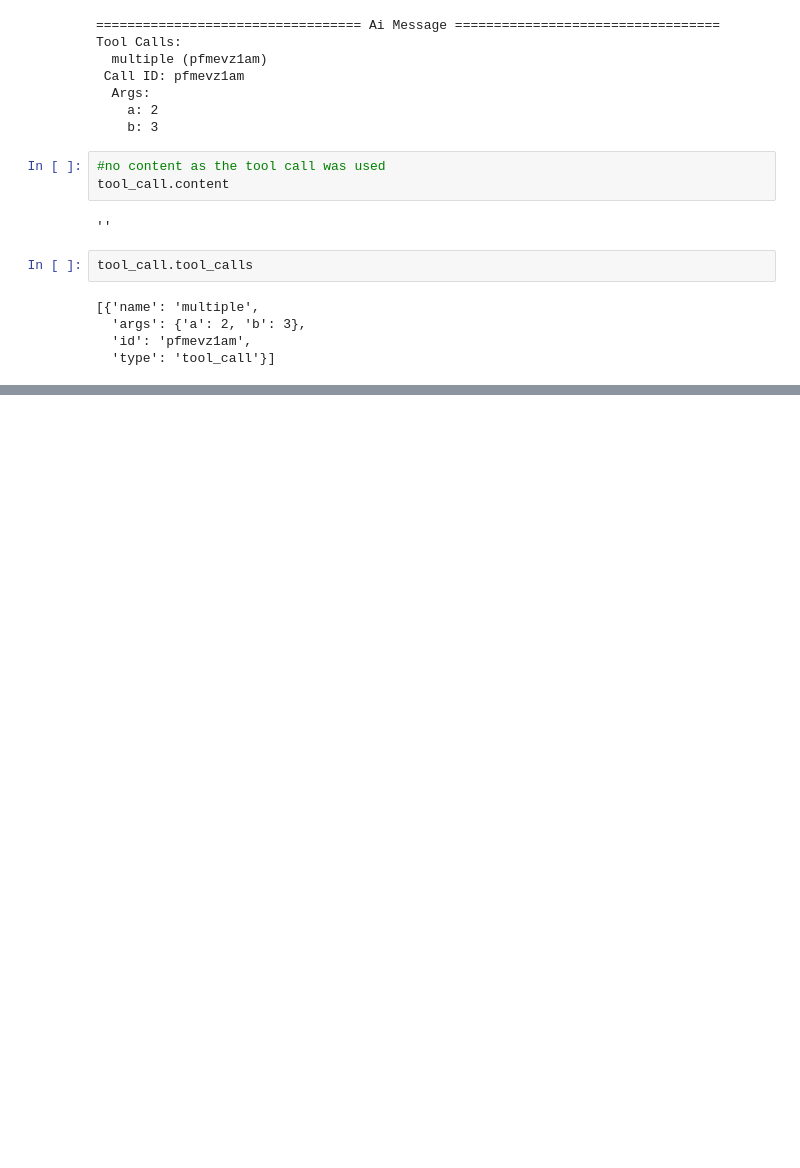
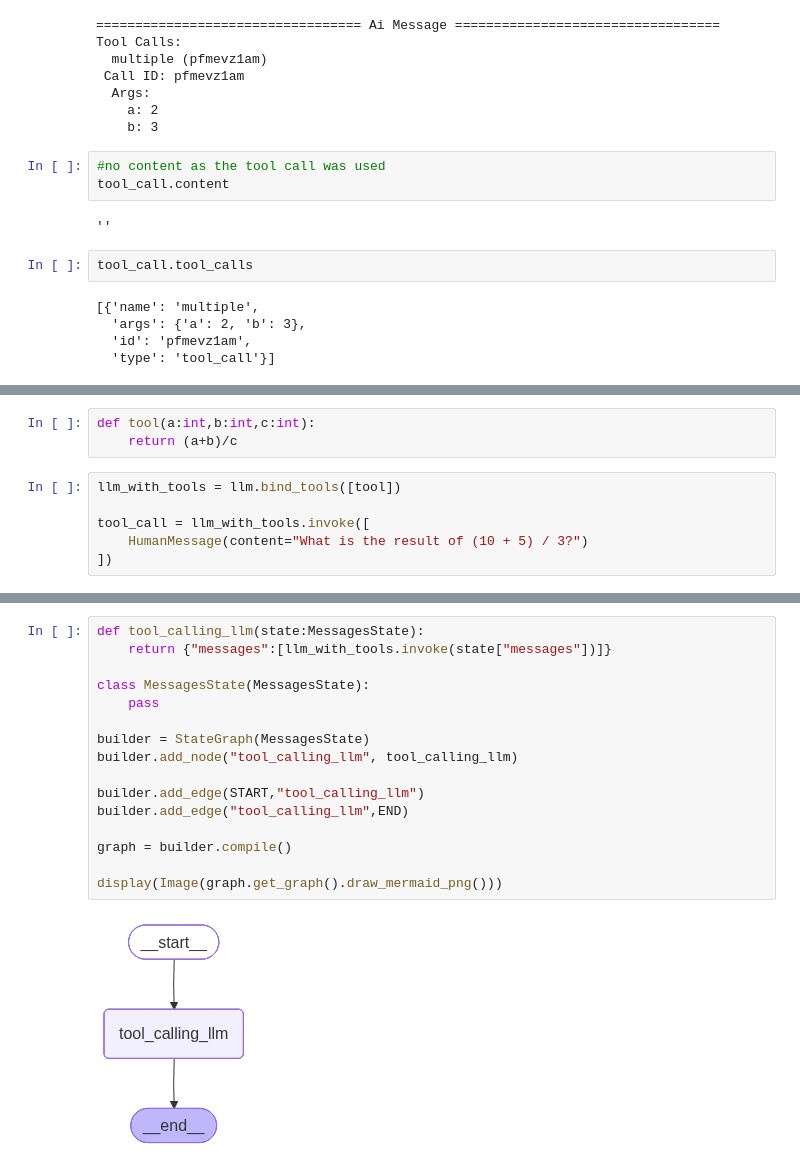
Before and after one commit to TahaDataAlchemy/LANGGRAPH-PRACTICE, a Jupyter notebook: LangGraph-Basics/langGraph.ipynb, the cells around one changed output, grey strips where cells are left out. Drawn from its saved outputs; the diff is of its cells as text; blank space fills up the shorter version.

```diff
--- a/LangGraph-Basics/langGraph.ipynb
+++ b/LangGraph-Basics/langGraph.ipynb
@@ -243,0 +324,9 @@ tool_call.tool_calls
+# %%
+def tool(a:int,b:int,c:int):
+    return (a+b)/c
+# %%
+llm_with_tools = llm.bind_tools([tool])
+
+tool_call = llm_with_tools.invoke([
+    HumanMessage(content="What is the result of (10 + 5) / 3?")
+])
@@ -243,0 +344,18 @@ tool_call.tool_calls
+# %%
+def tool_calling_llm(state:MessagesState):
+    return {"messages":[llm_with_tools.invoke(state["messages"])]}
+
+class MessagesState(MessagesState):
+    pass
+
+builder = StateGraph(MessagesState)
+builder.add_node("tool_calling_llm", tool_calling_llm)
+
+builder.add_edge(START,"tool_calling_llm")
+builder.add_edge("tool_calling_llm",END)
+
+graph = builder.compile()
+
+display(Image(graph.get_graph().draw_mermaid_png()))
+# %% [output]
+[figure, added]
```
Also changed, not shown: parts of 10 cells of this notebook.
